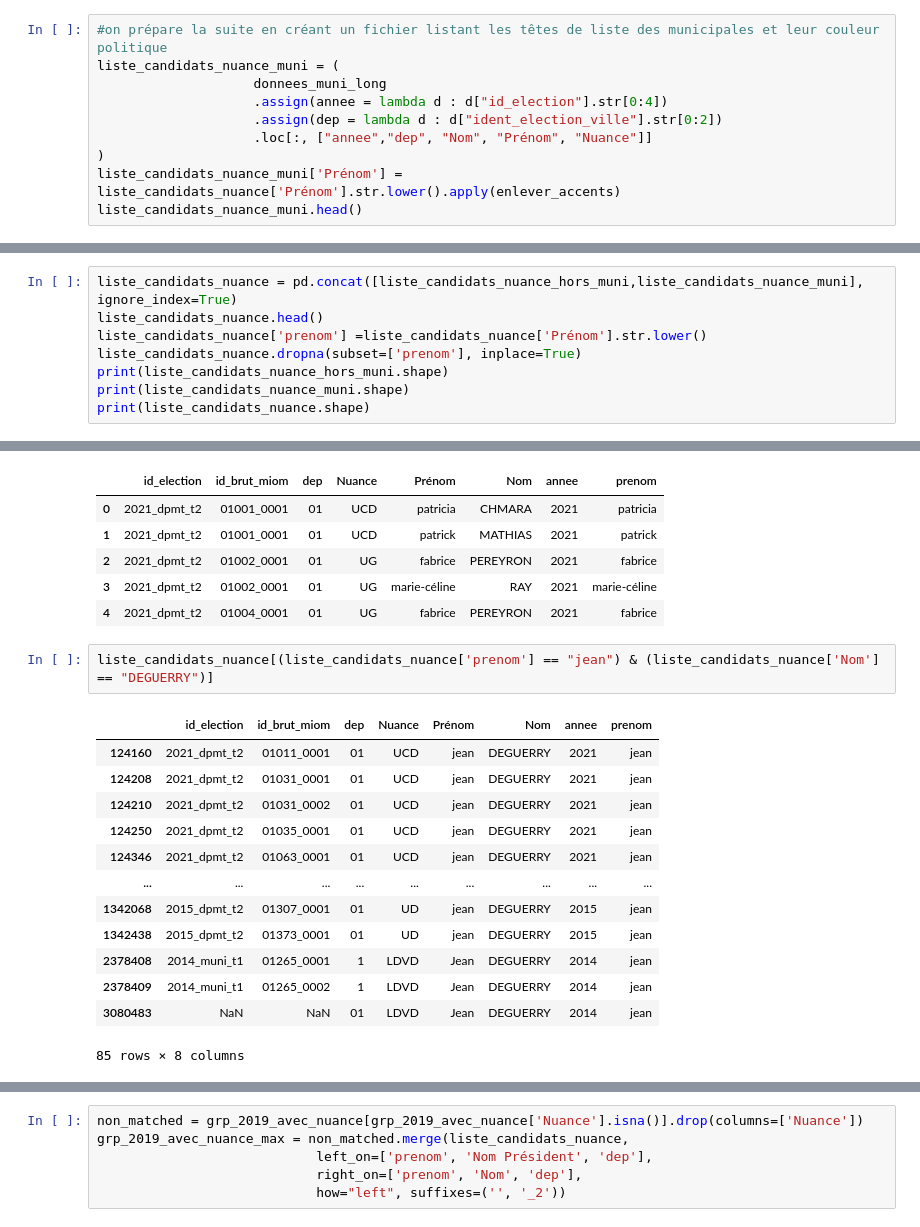
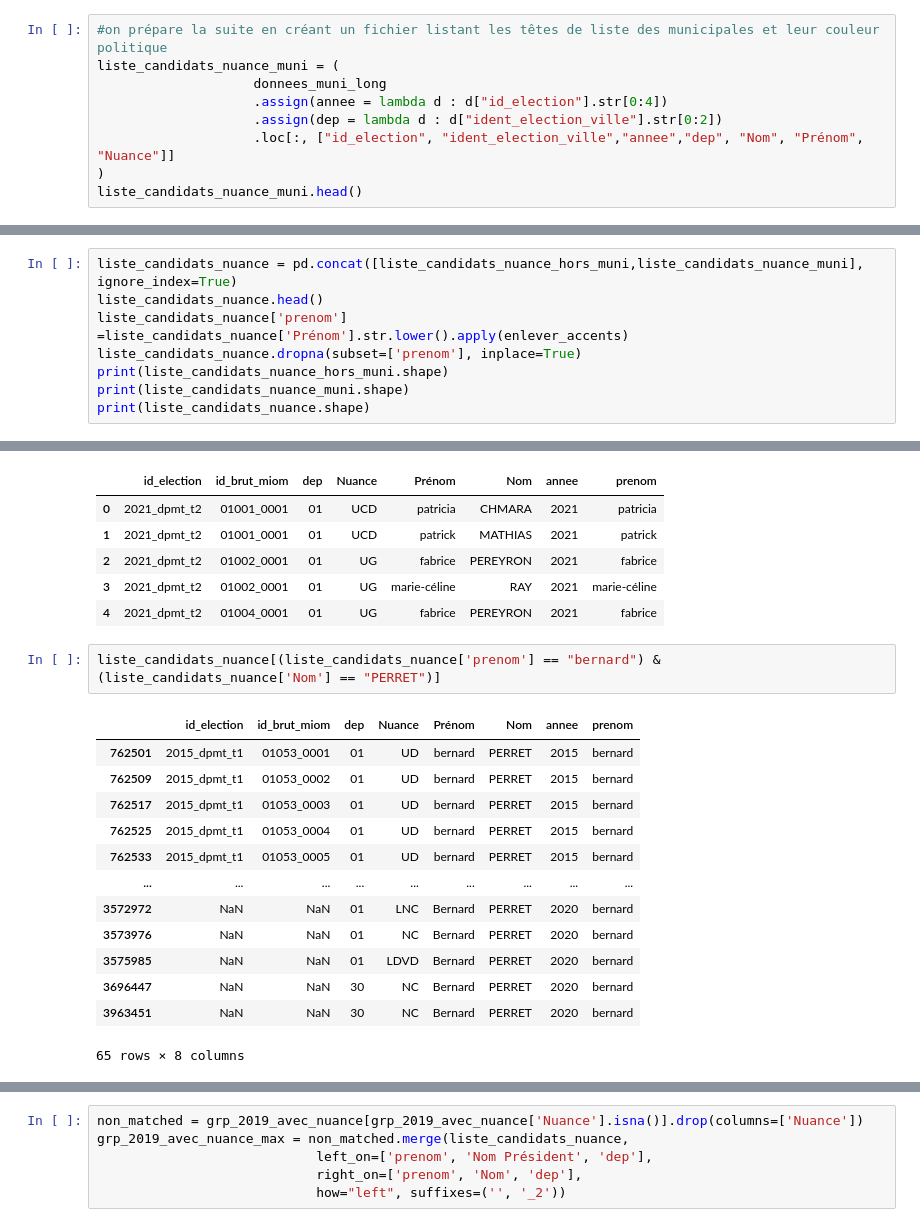
Before and after one commit to xdalp/projet3A, a Jupyter notebook: vote.ipynb, the cells around one changed output, grey strips where cells are left out. Cells and saved outputs as stored; diff of their text form.

```diff
--- a/vote.ipynb
+++ b/vote.ipynb
@@ -176,8 +176,7 @@ liste_candidats_nuance_muni = (
                     donnees_muni_long
                     .assign(annee = lambda d : d["id_election"].str[0:4])
                     .assign(dep = lambda d : d["ident_election_ville"].str[0:2])
-                    .loc[:, ["annee","dep", "Nom", "Prénom", "Nuance"]]
+                    .loc[:, ["id_election", "ident_election_ville","annee","dep", "Nom", "Prénom", "Nuance"]]
 )
-liste_candidats_nuance_muni['Prénom'] = liste_candidats_nuance['Prénom'].str.lower().apply(enlever_accents)
 liste_candidats_nuance_muni.head()
 # %% [output]
@@ -187,7 +191,7 @@ ValueError: cannot reindex on an axis with duplicate labels
 # %%
 liste_candidats_nuance = pd.concat([liste_candidats_nuance_hors_muni,liste_candidats_nuance_muni], ignore_index=True)
 liste_candidats_nuance.head()
-liste_candidats_nuance['prenom'] =liste_candidats_nuance['Prénom'].str.lower()
+liste_candidats_nuance['prenom'] =liste_candidats_nuance['Prénom'].str.lower().apply(enlever_accents)
 liste_candidats_nuance.dropna(subset=['prenom'], inplace=True)
 print(liste_candidats_nuance_hors_muni.shape)
 print(liste_candidats_nuance_muni.shape)
@@ -240,21 +244,21 @@ liste_candidats_nuance.head()
 | 3 | 2021_dpmt_t2 | 01002_0001 | 01 | UG | marie-céline | RAY | 2021 | marie-céline |
 | 4 | 2021_dpmt_t2 | 01004_0001 | 01 | UG | fabrice | PEREYRON | 2021 | fabrice |
 # %%
-liste_candidats_nuance[(liste_candidats_nuance['prenom'] == "jean") & (liste_candidats_nuance['Nom'] == "DEGUERRY")]
+liste_candidats_nuance[(liste_candidats_nuance['prenom'] == "bernard") & (liste_candidats_nuance['Nom'] == "PERRET")]
 # %% [output]
 |  | id_election | id_brut_miom | dep | Nuance | Prénom | Nom | annee | prenom |
-| 124160 | 2021_dpmt_t2 | 01011_0001 | 01 | UCD | jean | DEGUERRY | 2021 | jean |
-| 124208 | 2021_dpmt_t2 | 01031_0001 | 01 | UCD | jean | DEGUERRY | 2021 | jean |
-| 124210 | 2021_dpmt_t2 | 01031_0002 | 01 | UCD | jean | DEGUERRY | 2021 | jean |
-| 124250 | 2021_dpmt_t2 | 01035_0001 | 01 | UCD | jean | DEGUERRY | 2021 | jean |
-| 124346 | 2021_dpmt_t2 | 01063_0001 | 01 | UCD | jean | DEGUERRY | 2021 | jean |
+| 762501 | 2015_dpmt_t1 | 01053_0001 | 01 | UD | bernard | PERRET | 2015 | bernard |
+| 762509 | 2015_dpmt_t1 | 01053_0002 | 01 | UD | bernard | PERRET | 2015 | bernard |
+| 762517 | 2015_dpmt_t1 | 01053_0003 | 01 | UD | bernard | PERRET | 2015 | bernard |
+| 762525 | 2015_dpmt_t1 | 01053_0004 | 01 | UD | bernard | PERRET | 2015 | bernard |
+| 762533 | 2015_dpmt_t1 | 01053_0005 | 01 | UD | bernard | PERRET | 2015 | bernard |
 | ... | ... | ... | ... | ... | ... | ... | ... | ... |
-| 1342068 | 2015_dpmt_t2 | 01307_0001 | 01 | UD | jean | DEGUERRY | 2015 | jean |
-| 1342438 | 2015_dpmt_t2 | 01373_0001 | 01 | UD | jean | DEGUERRY | 2015 | jean |
-| 2378408 | 2014_muni_t1 | 01265_0001 | 1 | LDVD | Jean | DEGUERRY | 2014 | jean |
-| 2378409 | 2014_muni_t1 | 01265_0002 | 1 | LDVD | Jean | DEGUERRY | 2014 | jean |
-| 3080483 | NaN | NaN | 01 | LDVD | Jean | DEGUERRY | 2014 | jean |
+| 3572972 | NaN | NaN | 01 | LNC | Bernard | PERRET | 2020 | bernard |
+| 3573976 | NaN | NaN | 01 | NC | Bernard | PERRET | 2020 | bernard |
+| 3575985 | NaN | NaN | 01 | LDVD | Bernard | PERRET | 2020 | bernard |
+| 3696447 | NaN | NaN | 30 | NC | Bernard | PERRET | 2020 | bernard |
+| 3963451 | NaN | NaN | 30 | NC | Bernard | PERRET | 2020 | bernard |
-85 rows × 8 columns
+65 rows × 8 columns
 # %%
 grp_2019_avec_nuance = pd.merge(
     grp_2019,
```
Also changed, not shown: parts of 4 cells of this notebook.
